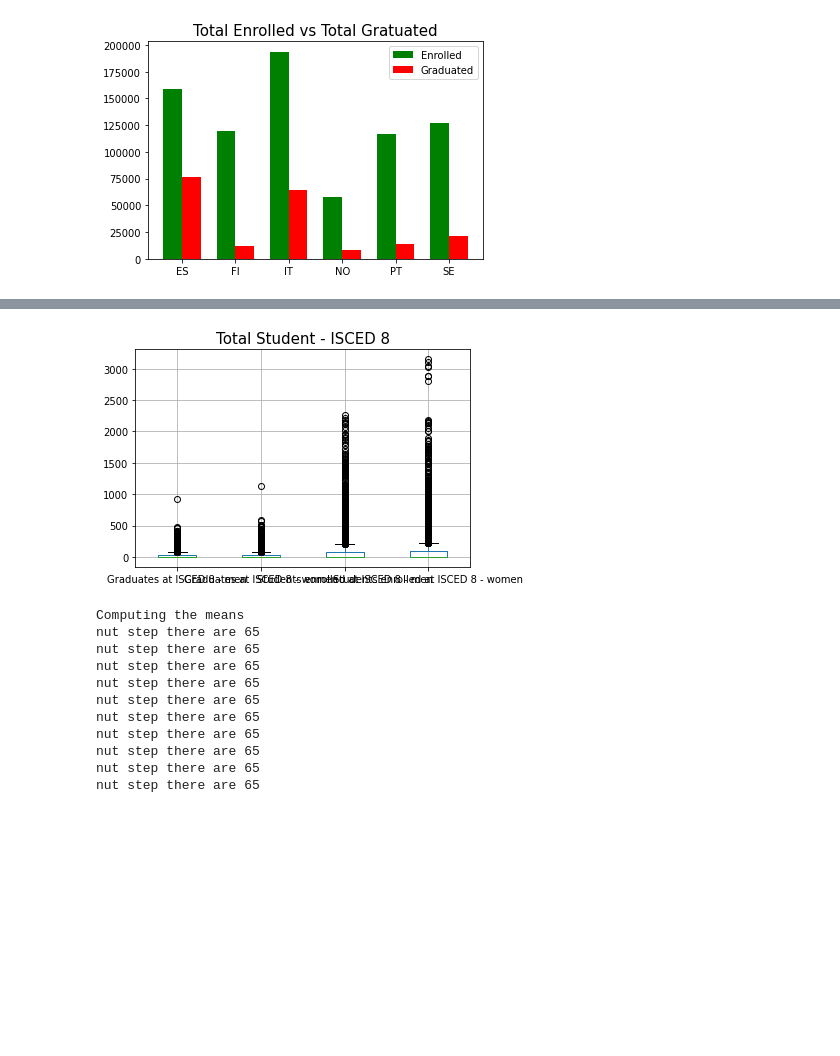
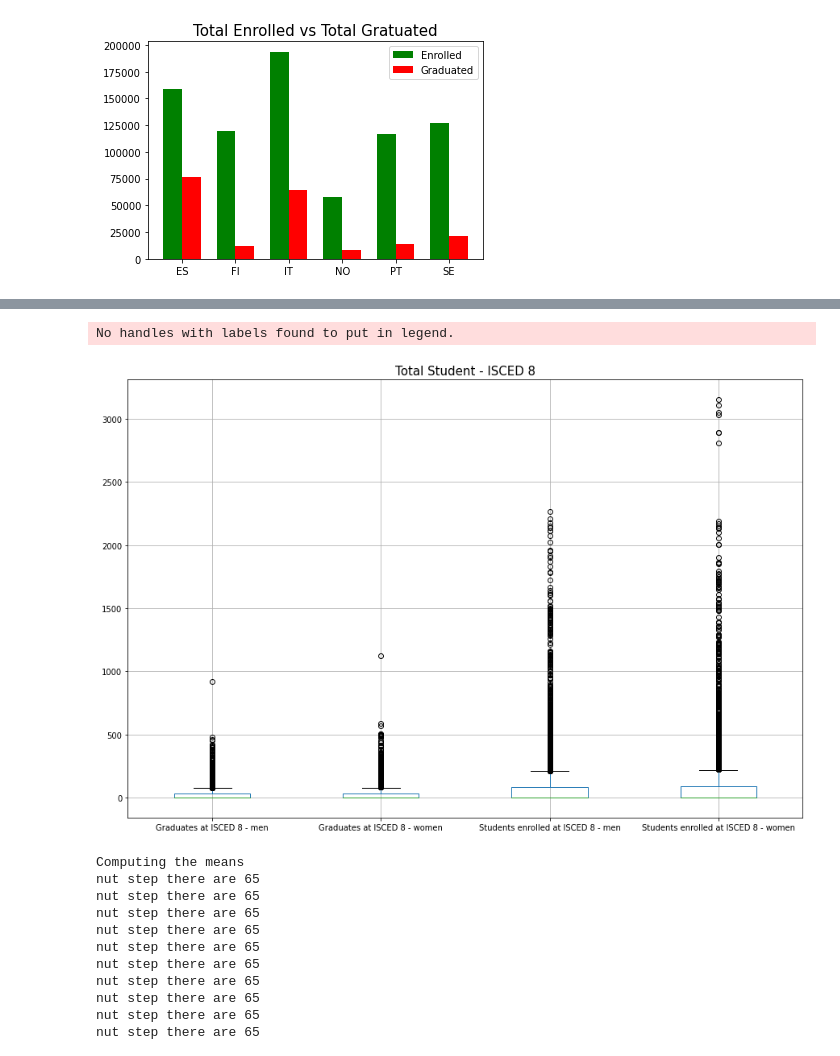
Before and after one commit to robertapassarelli/QME_projectwork, a Jupyter notebook: project_qme.ipynb, the cells around one changed output, grey strips where cells are left out. Cells and saved outputs as stored; diff of their text form; code cells hidden in the pictures; blank space fills up the shorter version.

```diff
--- a/project_qme.ipynb
+++ b/project_qme.ipynb
@@ -600,0 +618,16 @@ ax.legend()
+# %%
+df = pd.DataFrame({'Enrolled-wom': list(tot_stud_enrolled_men)})
+df.index = labels
+df = df.sort_values(by='Enrolled-wom',ascending=False)
+df["cumpercentage"] = df["Enrolled-wom"].cumsum()/df["Enrolled-wom"].sum()*100
+
+
+fig, ax = plt.subplots()
+ax.bar(df.index, df["Enrolled-wom"], color="orange")
+ax2 = ax.twinx()
+ax2.plot(df.index, df["cumpercentage"], color="C1", marker="D", ms=7)
+ax2.yaxis.set_major_formatter(PercentFormatter())
+ax.set_title('Student Enrolled at ISCED 8 \n women', fontsize=15)
+ax.tick_params(axis="y", colors="orange")
+ax2.tick_params(axis="y", colors="C1")
+plt.show()
@@ -601,16 +636,17 @@ ax.legend()
 # %%
+plt.figure(figsize=(15, 10))
 boxplot = data.boxplot(column=['Graduates at ISCED 8 - men','Graduates at ISCED 8 - women',
                                'Students enrolled at ISCED 8 - men',
                                'Students enrolled at ISCED 8 - women'])
 plt.title('Total Student - ISCED 8',fontsize=15)
 boxplot
-#ax.set_xticks(np.arange(4))
-#ax.set_xticklabels(['Grad-m', 'Grad-w', 'Enr-m', 'Enr-w'])
+ax.set_xticks(np.arange(4))
 
 ax.legend()
 plt.show()
 # %% [output]
+No handles with labels found to put in legend.
-[figure, old version]
+[figure, new version]
 # %%
 # Dendogram
 from scipy.cluster import hierarchy
```
Also changed, not shown: parts of 4 cells of this notebook.
